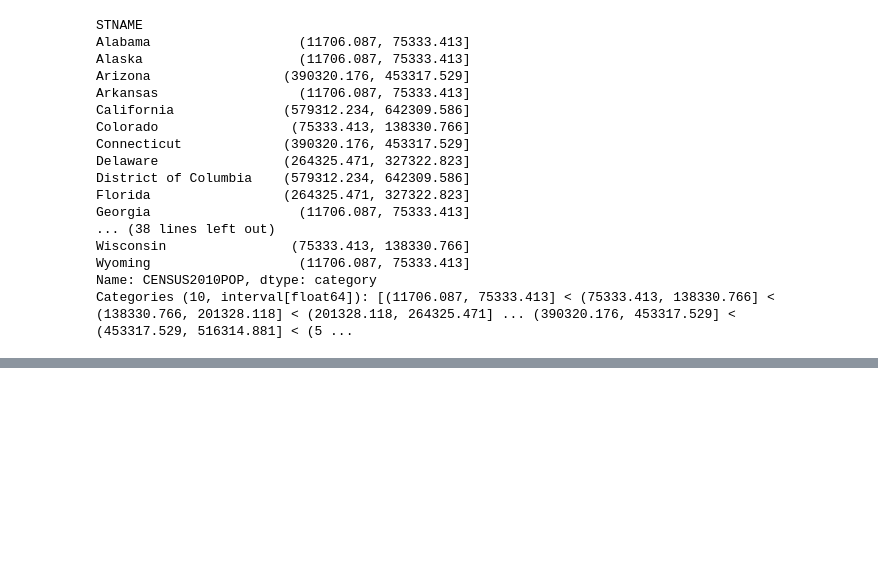
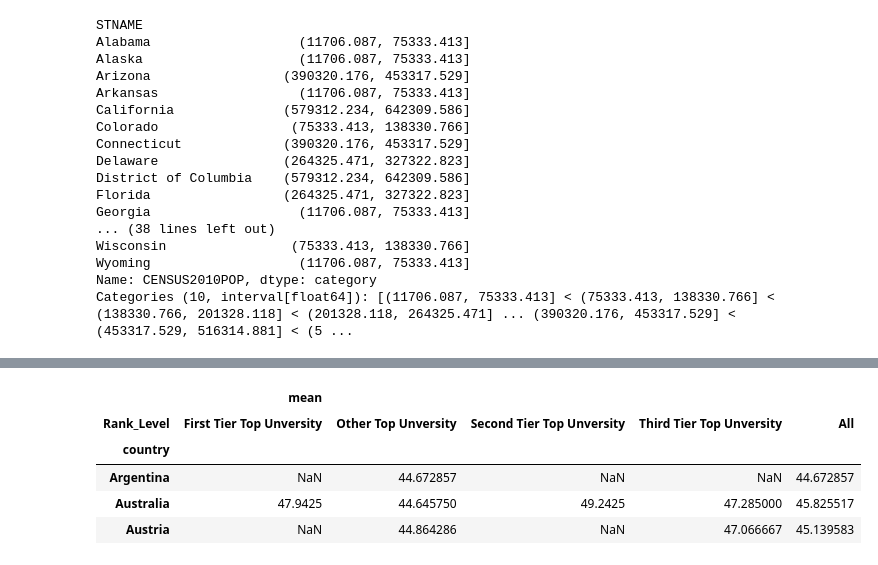
Before and after one commit to danielwon01/Applied-Data-Science-with-Python, a Jupyter notebook: Introduction_to_DS_in_Python/More Data Processing with Pandas.ipynb, the cells around one changed output, grey strips where cells are left out. Drawn from its saved outputs; the diff is of its cells as text; code cells hidden in the pictures; blank space fills up the shorter version.

```diff
--- a/Introduction_to_DS_in_Python/More Data Processing with Pandas.ipynb
+++ b/Introduction_to_DS_in_Python/More Data Processing with Pandas.ipynb
@@ -682,0 +747,9 @@ Categories (10, interval[float64]): [(11706.087, 75333.413] < (75333.413, 138330
+# %%
+df.pivot_table(values ='score' , index = 'country', columns = 'Rank_Level', aggfunc = [np.mean],margins = True).head(3)
+# %% [output]
+|  | mean |  |  |  |  |
+| Rank_Level | First Tier Top Unversity | Other Top Unversity | Second Tier Top Unversity | Third Tier Top Unversity | All |
+| country |  |  |  |  |  |
+| Argentina | NaN | 44.672857 | NaN | NaN | 44.672857 |
+| Australia | 47.9425 | 44.645750 | 49.2425 | 47.285000 | 45.825517 |
+| Austria | NaN | 44.864286 | NaN | 47.066667 | 45.139583 |
```
Also changed, not shown: parts of 40 cells of this notebook, 1 other file.
